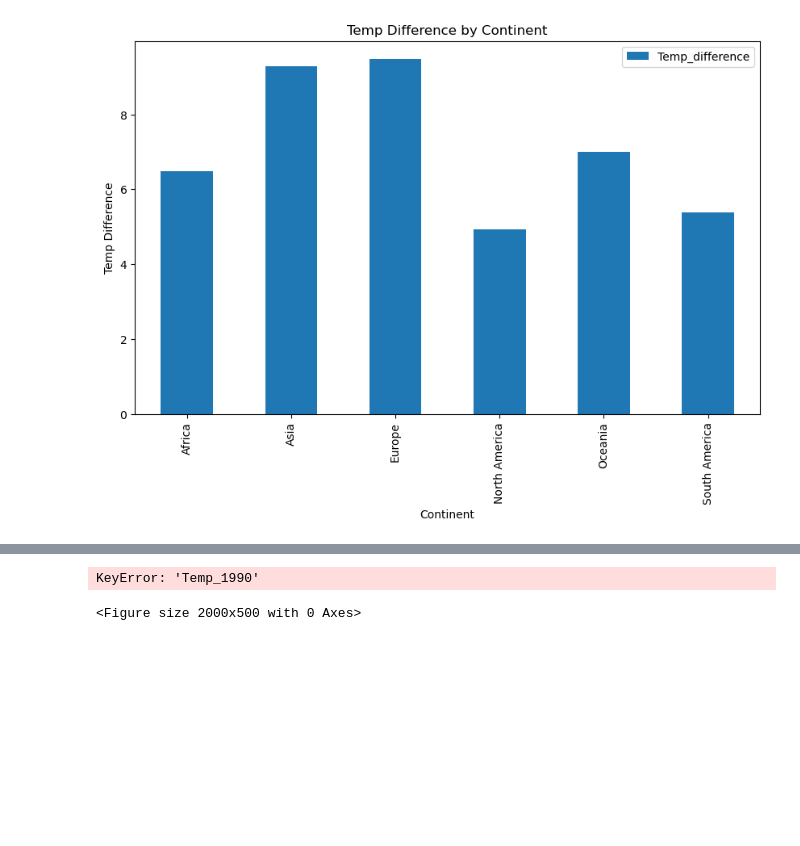
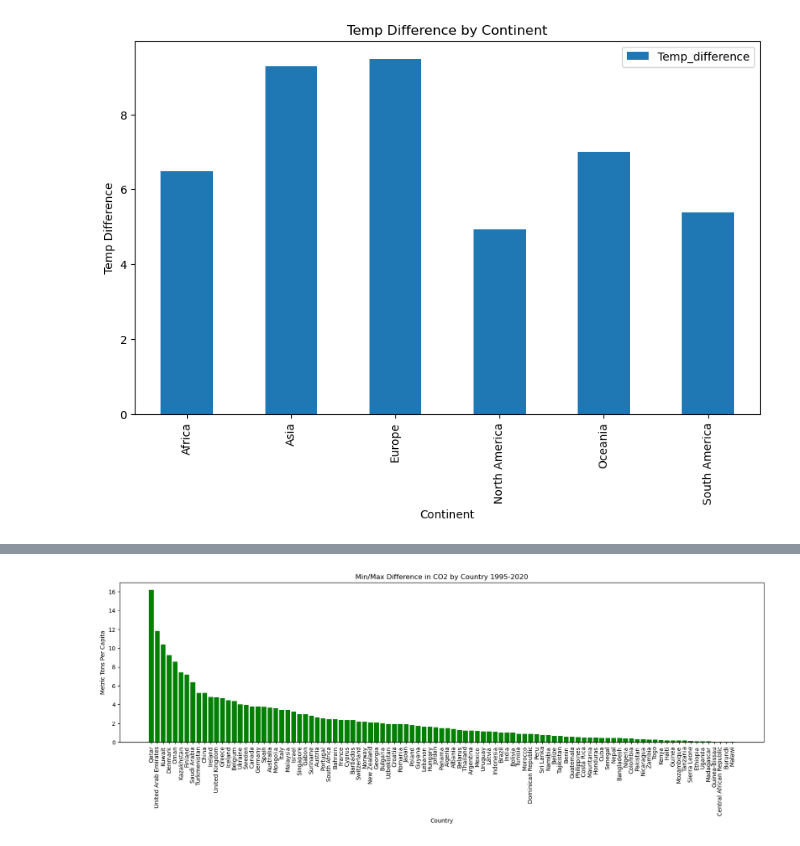
Before and after one commit to hsingh8015/project1, a Jupyter notebook: visualizations.ipynb, the cells around one changed output, grey strips where cells are left out. Drawn from its saved outputs; the diff is of its cells as text; code cells hidden in the pictures; blank space fills up the shorter version.

```diff
--- a/visualizations.ipynb
+++ b/visualizations.ipynb
@@ -288,0 +272,9 @@ min_co2_list, max_co2_list
+# %%
+#add the min/max CO2 columns to the df
+Temp_CO2_Merged['CO2_min'] = min_co2_list2
+Temp_CO2_Merged['CO2_max'] = max_co2_list2
+
+# create a column for the C02 min/max diff
+Temp_CO2_Merged['CO2_difference'] = Temp_CO2_Merged['CO2_max'] - Temp_CO2_Merged['CO2_min']
+
+Temp_CO2_Merged
@@ -288,0 +295,4 @@ min_co2_list, max_co2_list
+# %%
+Pareto_df  = Temp_CO2_Merged[['Country' , 'CO2_difference']].copy()
+df_sorted2 = Pareto_df.sort_values(by='CO2_difference', ascending=False)
+df_sorted2
@@ -289,9 +313,12 @@ min_co2_list, max_co2_list
 # %%
-# Which country had the highest change in Temperature
+# Which country had the highest change in CO2
+# Plot a bar chart
 plt.figure(figsize=(20,5))
-plt.bar(x_axis, Temp_CO2_Merged["Temp_1990"], color='r', alpha=0.5, align="edge")
-plt.xticks(tick_locations, Temp_CO2_Merged["Continent"], rotation="vertical")
+plt.bar(x_axis, df_sorted2["CO2_difference"], color='g', align="edge")
+plt.xticks(tick_locations, df_sorted2["Country"], rotation="vertical")
+plt.title("Min/Max Difference in CO2 by Country 1995-2020")
+plt.xlabel("Country")
+plt.ylabel("Metric Tons Per Capita")
 plt.show()
 # %% [output]
-KeyError: 'Temp_1990'
-<Figure size 2000x500 with 0 Axes>
+[figure, added]
```
Also changed, not shown: parts of 14 cells of this notebook, 3 other files.
